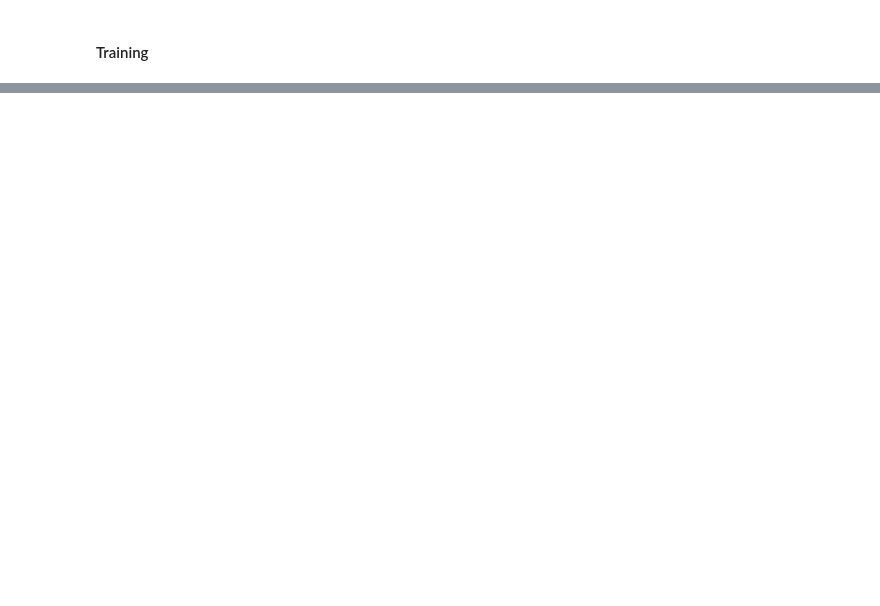
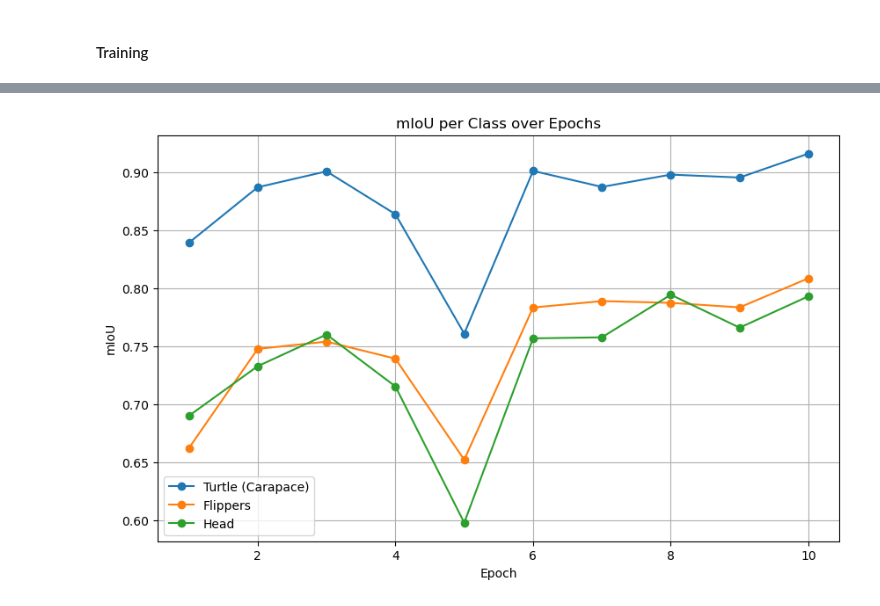
Before and after one commit to hongliang0/SeaTurtleID2022, a Jupyter notebook: deeplab.ipynb, the cells around one changed output, grey strips where cells are left out. Saved outputs shown, nothing was run; the diff lists cells and outputs as text; code cells hidden in the pictures; blank space fills up the shorter version.

```diff
--- a/deeplab.ipynb
+++ b/deeplab.ipynb
@@ -302,0 +324,25 @@ for epoch in range(num_epochs):
+# %%
+epochs = list(range(1, 11))
+
+# mIoU values extracted from your training log
+turtle_mIoU = [0.8394, 0.8873, 0.9010, 0.8641, 0.7612, 0.9014, 0.8876, 0.8982, 0.8957, 0.9163]
+flippers_mIoU = [0.6624, 0.7480, 0.7543, 0.7396, 0.6525, 0.7837, 0.7892, 0.7877, 0.7838, 0.8089]
+head_mIoU = [0.6903, 0.7331, 0.7604, 0.7157, 0.5982, 0.7571, 0.7580, 0.7947, 0.7663, 0.7934]
+
+# Plotting the mIoU for each class
+plt.figure(figsize=(10, 6))
+plt.plot(epochs, turtle_mIoU, marker='o', label='Turtle (Carapace)')
+plt.plot(epochs, flippers_mIoU, marker='o', label='Flippers')
+plt.plot(epochs, head_mIoU, marker='o', label='Head')
+
+plt.xlabel('Epoch')
+plt.ylabel('mIoU')
+plt.title('mIoU per Class over Epochs')
+
+plt.grid(True)
+plt.legend()
+
+# Display the plot
+plt.show()
+# %% [output]
+[figure, added]
```
Also changed, not shown: parts of 7 cells of this notebook.
